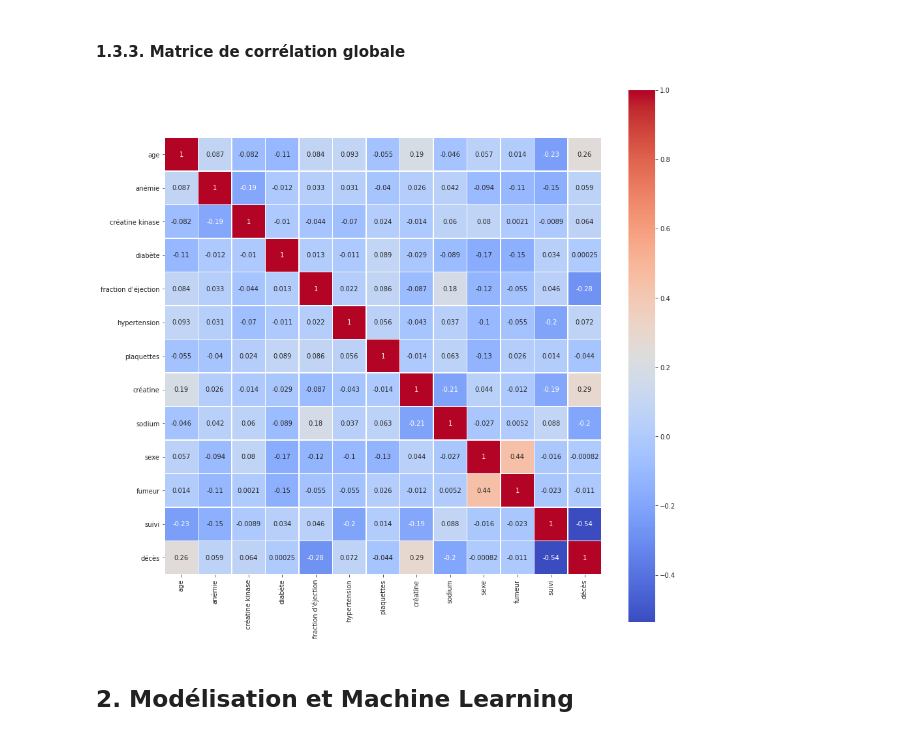
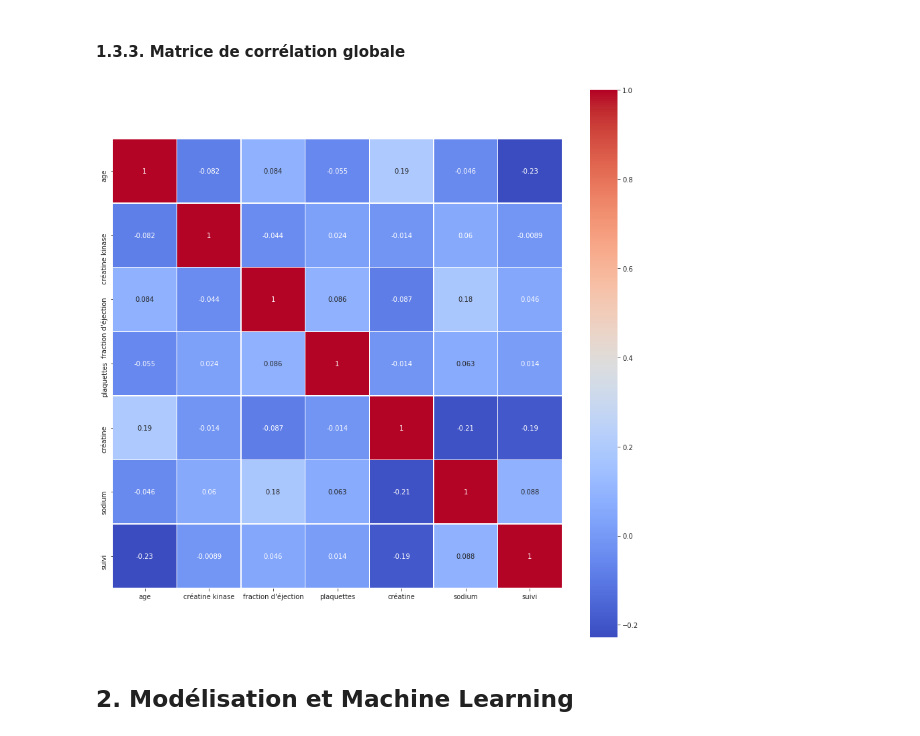
Before and after one commit to Sylvariane/Prediction_crise_cardiaque, a Jupyter notebook: Prédictions_crises_cardiaques.ipynb, the cells around one changed output. Drawn from its saved outputs; the diff is of its cells as text; code cells hidden in the pictures.

```diff
--- a/Prédictions_crises_cardiaques.ipynb
+++ b/Prédictions_crises_cardiaques.ipynb
@@ -500,12 +538,12 @@ eta-squared : 0.28808318087460777
 # %% [markdown]
 #### 1.3.3. Matrice de corrélation globale
 # %%
-corrMatrix = dataset.corr()
+corrMatrix = data.corr()
 plt.figure(figsize=(15,15))
 _ = sns.heatmap(corrMatrix,square = True, cmap="coolwarm",linewidths=.5, annot=True)
 _ = plt.show()
 # %% [output]
-[figure, old version]
+[figure, new version]
 # %% [markdown]
 ## 2. Modélisation et Machine Learning
 # %%
```
Also changed, not shown: parts of 26 cells of this notebook.
